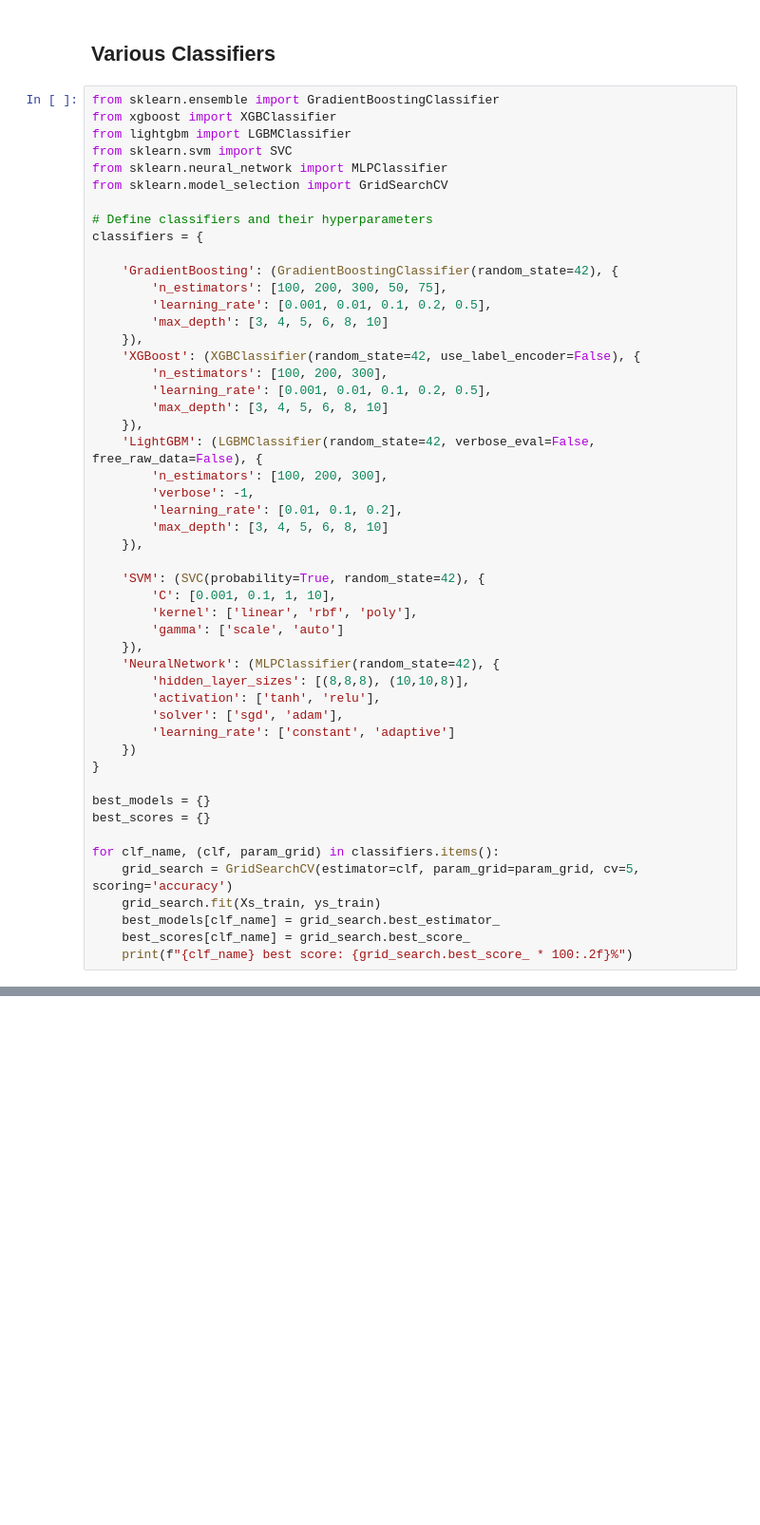
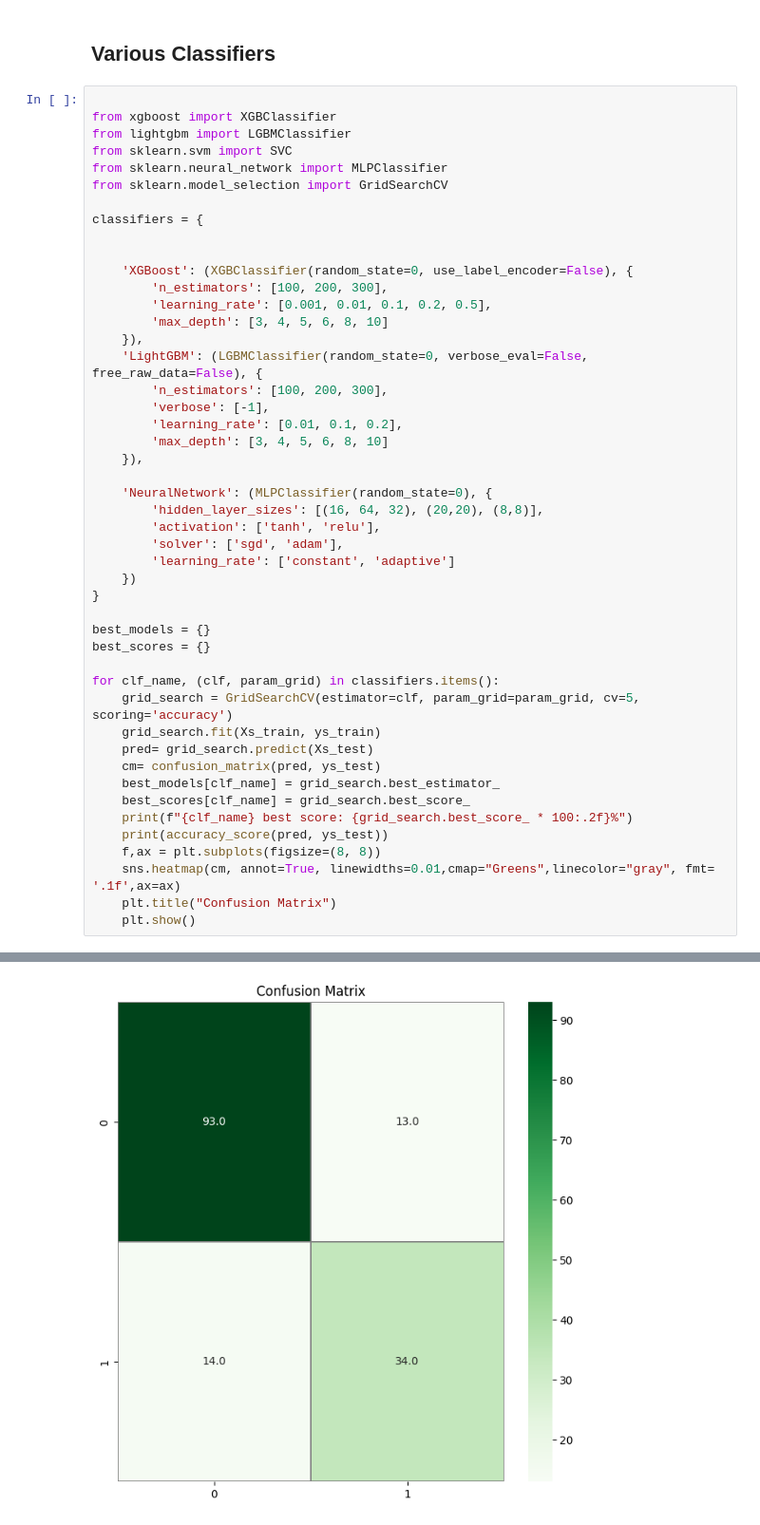
Before and after one commit to Neermita18/Kaggle_challenges, a Jupyter notebook: Pima_Indians_diabetes.ipynb, the cells around one changed output, grey strips where cells are left out. Shown: that part at 95% size. Drawn from its saved outputs; the diff is of its cells as text; blank space fills up the shorter version.

```diff
--- a/Pima_Indians_diabetes.ipynb
+++ b/Pima_Indians_diabetes.ipynb
@@ -476,40 +526,30 @@ Best model accuracy: 73.38%
 # %% [markdown]
 ## Various Classifiers
 # %%
-from sklearn.ensemble import GradientBoostingClassifier
+
 from xgboost import XGBClassifier
 from lightgbm import LGBMClassifier
 from sklearn.svm import SVC
 from sklearn.neural_network import MLPClassifier
 from sklearn.model_selection import GridSearchCV
 
-# Define classifiers and their hyperparameters
 classifiers = {
 
-    'GradientBoosting': (GradientBoostingClassifier(random_state=42), {
-        'n_estimators': [100, 200, 300, 50, 75],
-        'learning_rate': [0.001, 0.01, 0.1, 0.2, 0.5],
-        'max_depth': [3, 4, 5, 6, 8, 10]
-    }),
-    'XGBoost': (XGBClassifier(random_state=42, use_label_encoder=False), {
+
+    'XGBoost': (XGBClassifier(random_state=0, use_label_encoder=False), {
         'n_estimators': [100, 200, 300],
         'learning_rate': [0.001, 0.01, 0.1, 0.2, 0.5],
         'max_depth': [3, 4, 5, 6, 8, 10]
     }),
-    'LightGBM': (LGBMClassifier(random_state=42, verbose_eval=False, free_raw_data=False), {
+    'LightGBM': (LGBMClassifier(random_state=0, verbose_eval=False, free_raw_data=False), {
         'n_estimators': [100, 200, 300],
-        'verbose': -1,
+        'verbose': [-1],
         'learning_rate': [0.01, 0.1, 0.2],
         'max_depth': [3, 4, 5, 6, 8, 10]
     }),
 
-    'SVM': (SVC(probability=True, random_state=42), {
-        'C': [0.001, 0.1, 1, 10],
-        'kernel': ['linear', 'rbf', 'poly'],
-        'gamma': ['scale', 'auto']
-    }),
-    'NeuralNetwork': (MLPClassifier(random_state=42), {
-        'hidden_layer_sizes': [(8,8,8), (10,10,8)],
+    'NeuralNetwork': (MLPClassifier(random_state=0), {
+        'hidden_layer_sizes': [(16, 64, 32), (20,20), (8,8)],
         'activation': ['tanh', 'relu'],
         'solver': ['sgd', 'adam'],
         'learning_rate': ['constant', 'adaptive']
@@ -522,7 +562,14 @@ best_scores = {}
 for clf_name, (clf, param_grid) in classifiers.items():
     grid_search = GridSearchCV(estimator=clf, param_grid=param_grid, cv=5, scoring='accuracy')
     grid_search.fit(Xs_train, ys_train)
+    pred= grid_search.predict(Xs_test)
+    cm= confusion_matrix(pred, ys_test)
     best_models[clf_name] = grid_search.best_estimator_
     best_scores[clf_name] = grid_search.best_score_
     print(f"{clf_name} best score: {grid_search.best_score_ * 100:.2f}%")
+    print(accuracy_score(pred, ys_test))
+    f,ax = plt.subplots(figsize=(8, 8))
+    sns.heatmap(cm, annot=True, linewidths=0.01,cmap="Greens",linecolor="gray", fmt= '.1f',ax=ax)
+    plt.title("Confusion Matrix")
+    plt.show()
 # %% [output]
@@ -545,0 +578 @@ LightGBM best score: 78.18%
+[figure, added]
```
Also changed, not shown: parts of 10 cells of this notebook.
